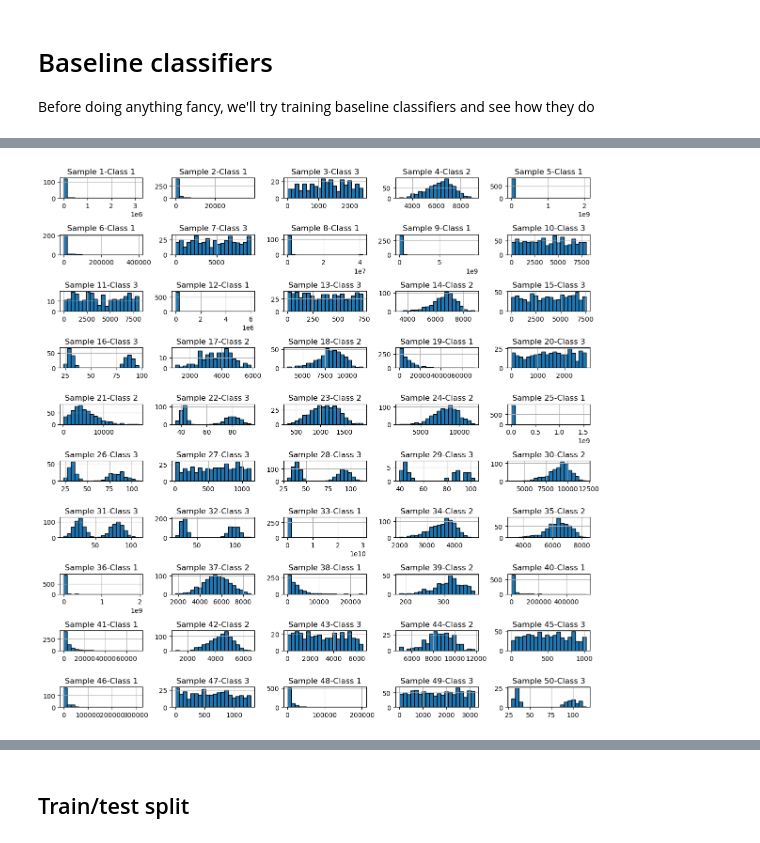
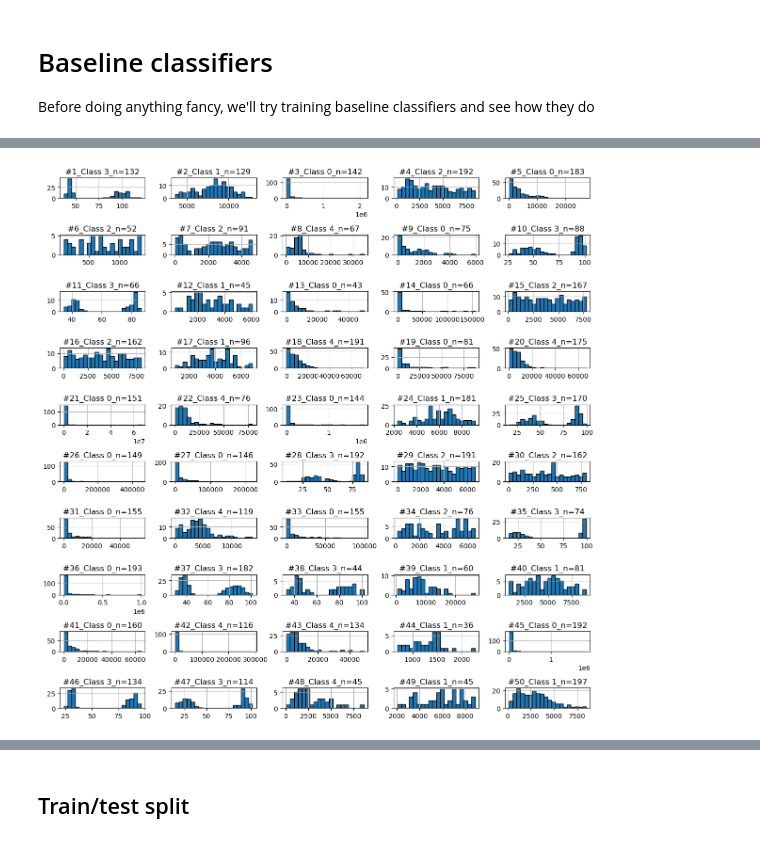
Before and after one commit to nayefahmad/ml-notes, a Jupyter notebook: 2023-04-17-nn-classifier-for-weibull-shape.ipynb, the cells around one changed output, grey strips where cells are left out. Cells and saved outputs as stored; diff of their text form; code cells hidden in the pictures.

```diff
--- a/2023-04-17-nn-classifier-for-weibull-shape.ipynb
+++ b/2023-04-17-nn-classifier-for-weibull-shape.ipynb
@@ -49,11 +50,13 @@ device = torch.device('cuda' if torch.cuda.is_available() else 'cpu')
 class DistributionCategory(Enum):
     LESS_THAN_ONE = auto()
     GREATER_THAN_ONE = auto()
-    OTHER = auto()
+    UNIFORM = auto()
+    BIMODAL_UNIFORM = auto()
+    BIMODAL_STOW = auto()
 # %%
 np.random.seed(42)
 num_samples = 8000
-max_obs_per_sample = 1000
+max_obs_per_sample = 200  # Values tried: 1000, 200
 data_samples = []
 labels = []
 # %%
@@ -256,18 +343,18 @@ plt.show();
 # %%
 # Plot the first 50 samples
 nrow = 10
 ncol = 5
 fig, axes = plt.subplots(nrow, ncol, figsize=(12,12))
 ax_flat = axes.flatten()
 
 for ax, sample_index in zip(ax_flat, list(range(nrow*ncol))):
     selected_sample = data_samples[sample_index]
-    label = labels[sample_index].value
+    label = labels[sample_index].value - 1
     ax.hist(selected_sample, bins=20, edgecolor='black')
-    ax.set_title(f'Sample {sample_index+1}-Class {label}')
+    ax.set_title(f'#{sample_index+1}_Class {label}_n={len(selected_sample)}')
     ax.grid(True)
 
 plt.tight_layout()
 plt.show();
 # %% [output]
-[figure, old version]
+[figure, new version]
```
Also changed, not shown: parts of 30 cells of this notebook.
